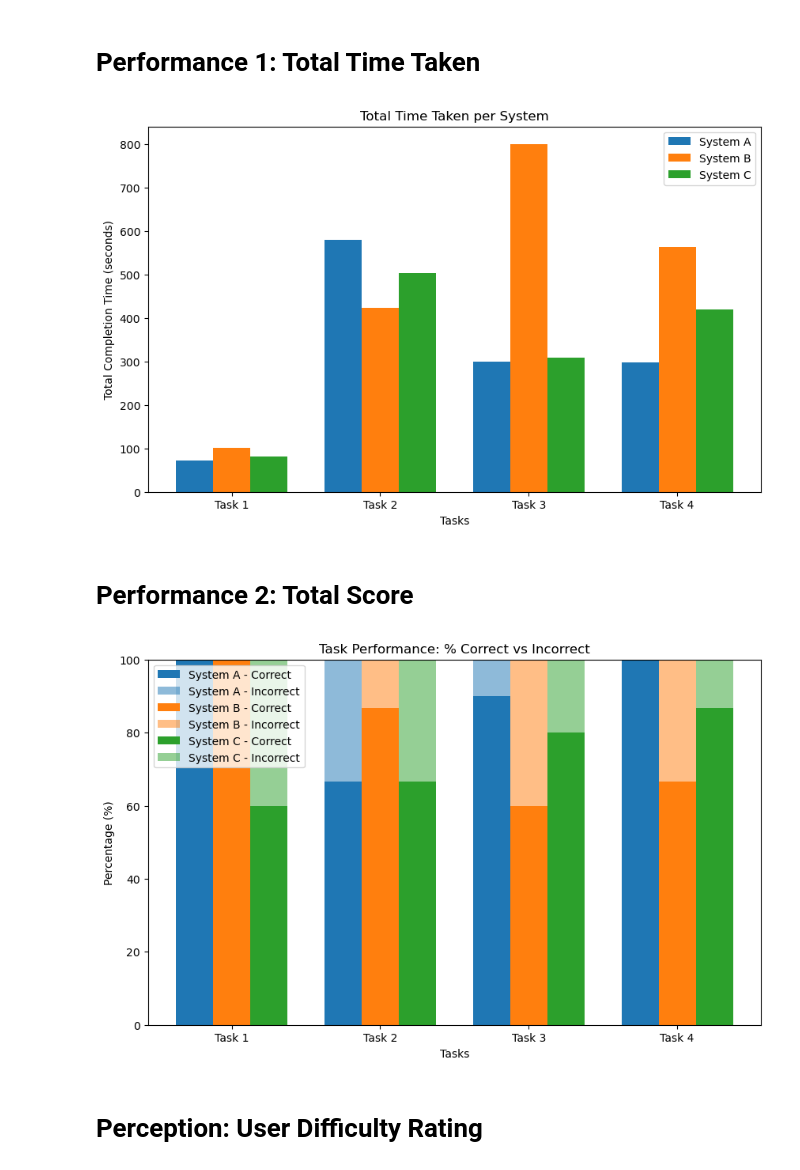
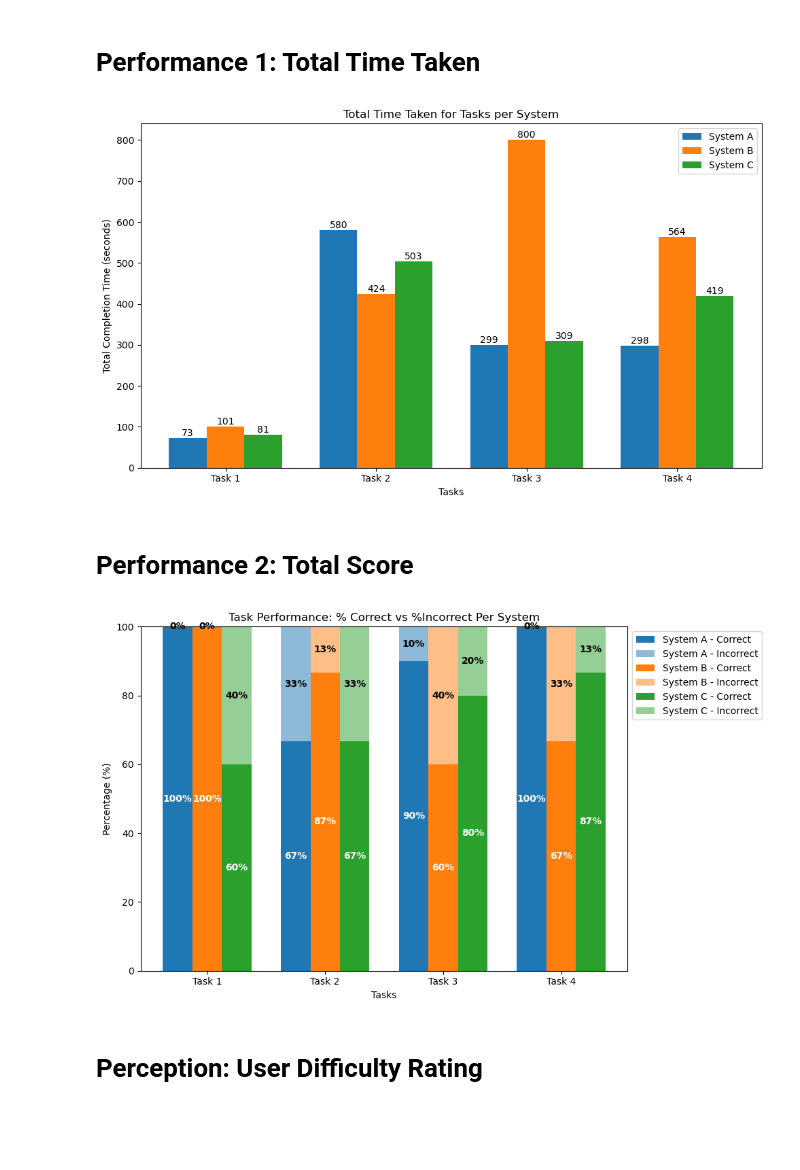
Before and after one commit to siddydutta/Multiview-Visualisation-Systems, a Jupyter notebook: Evaluation/User Evaluation Analysis.ipynb, the cells around one changed output. Cells and saved outputs as stored; diff of their text form; code cells hidden in the pictures; blank space fills up the shorter version.

```diff
--- a/Evaluation/User Evaluation Analysis.ipynb
+++ b/Evaluation/User Evaluation Analysis.ipynb
@@ -62,38 +62,61 @@ system_preferences = [
 # %%
 x = np.arange(len(tasks))
 width = 0.25
 
 fig, ax = plt.subplots(figsize=(10, 6))
 for i, system in enumerate(systems):
-    ax.bar(x + (i - 1) * width, [total_time[j][i] for j in range(len(tasks))], width, label=system)
+    bars = ax.bar(x + (i - 1) * width, [total_time[j][i] for j in range(len(tasks))], width, label=system)
+    for bar in bars:
+        height = bar.get_height()
+        ax.text(bar.get_x() + bar.get_width()/2, height, height,
+                ha='center', va='bottom', fontsize=10)
 
 ax.set_xlabel("Tasks")
 ax.set_ylabel("Total Completion Time (seconds)")
-ax.set_title("Total Time Taken per System")
+ax.set_title("Total Time Taken for Tasks per System")
 ax.set_xticks(x)
 ax.set_xticklabels(tasks)
 ax.legend()
+
+
+plt.tight_layout()
 plt.show()
 # %% [output]
-[figure, old version]
+[figure, new version]
 # %% [markdown]
 # Performance 2: Total Score
 # %%
+x = np.arange(len(tasks))
+width = 0.25
+
 fig, ax = plt.subplots(figsize=(10, 6))
+
 for i, system in enumerate(systems):
-    bottom_vals = np.zeros(len(tasks))
-    ax.bar(x + (i - 1) * width, [percentage_correct[j][i] for j in range(len(tasks))], width, label=f'{system} - Correct', color=f'C{i}')
-    ax.bar(x + (i - 1) * width, [percentage_incorrect[j][i] for j in range(len(tasks))], width, bottom=[percentage_correct[j][i] for j in range(len(tasks))], color=f'C{i}', alpha=0.5, label=f'{system} - Incorrect')
+    correct_vals = [percentage_correct[j][i] for j in range(len(tasks))]
+    incorrect_vals = [percentage_incorrect[j][i] for j in range(len(tasks))]
+
+    bars_correct = ax.bar(x + (i - 1) * width, correct_vals, width, label=f'{system} - Correct', color=f'C{i}')
+    bars_incorrect = ax.bar(x + (i - 1) * width, incorrect_vals, width, bottom=correct_vals, color=f'C{i}', alpha=0.5, label=f'{system} - Incorrect')
+
+    for j in range(len(tasks)):
+        total_height = correct_vals[j] + incorrect_vals[j]
+        ax.text(x[j] + (i - 1) * width, correct_vals[j] / 2, f'{correct_vals[j]:.0f}%',
+                ha='center', va='center', color='white', fontsize=10, fontweight='bold')
+
+        ax.text(x[j] + (i - 1) * width, correct_vals[j] + incorrect_vals[j] / 2, f'{incorrect_vals[j]:.0f}%',
+                ha='center', va='center', color='black', fontsize=10, fontweight='bold')
 
 ax.set_xlabel("Tasks")
 ax.set_ylabel("Percentage (%)")
-ax.set_title("Task Performance: % Correct vs Incorrect")
+ax.set_title("Task Performance: % Correct vs %Incorrect Per System")
 ax.set_xticks(x)
 ax.set_xticklabels(tasks)
-ax.legend()
+ax.legend(loc='upper left', bbox_to_anchor=(1, 1))
+
+plt.tight_layout()
 plt.show()
 # %% [output]
-[figure, old version]
+[figure, new version]
 # %% [markdown]
 # Perception: User Difficulty Rating
 # %%
```
Also changed, not shown: parts of 2 cells of this notebook.
